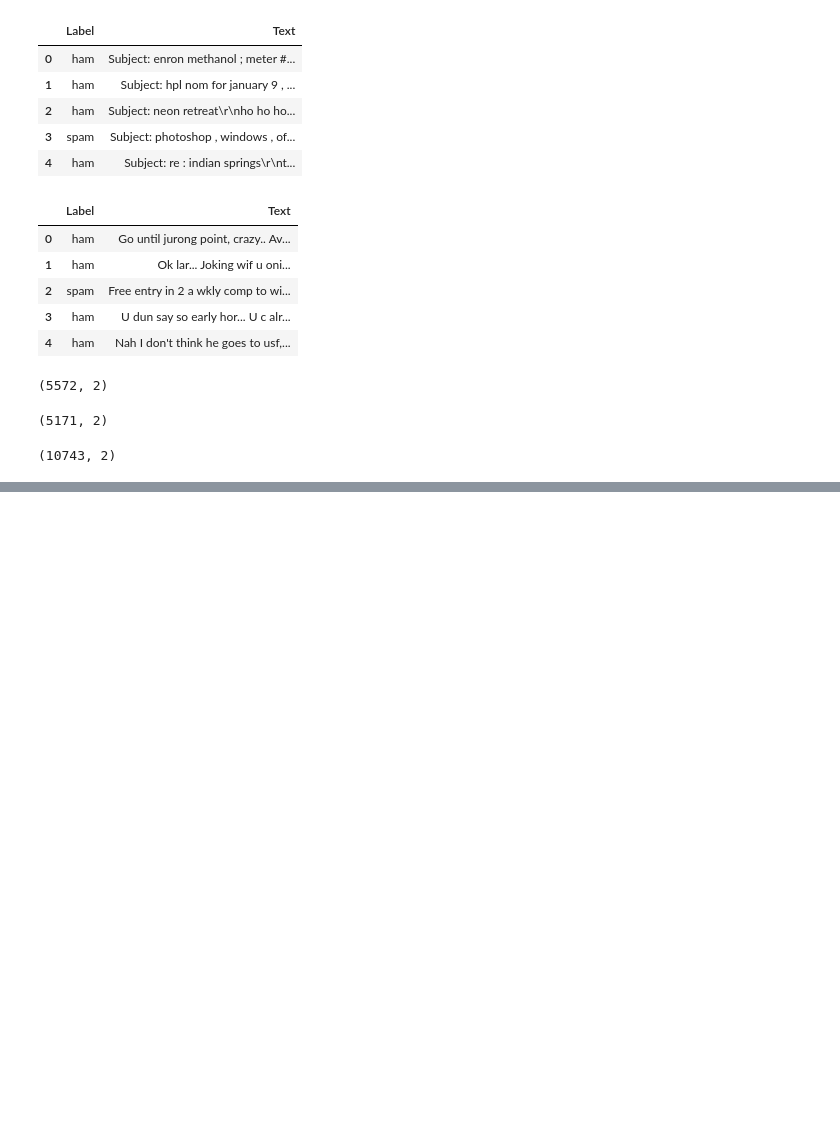
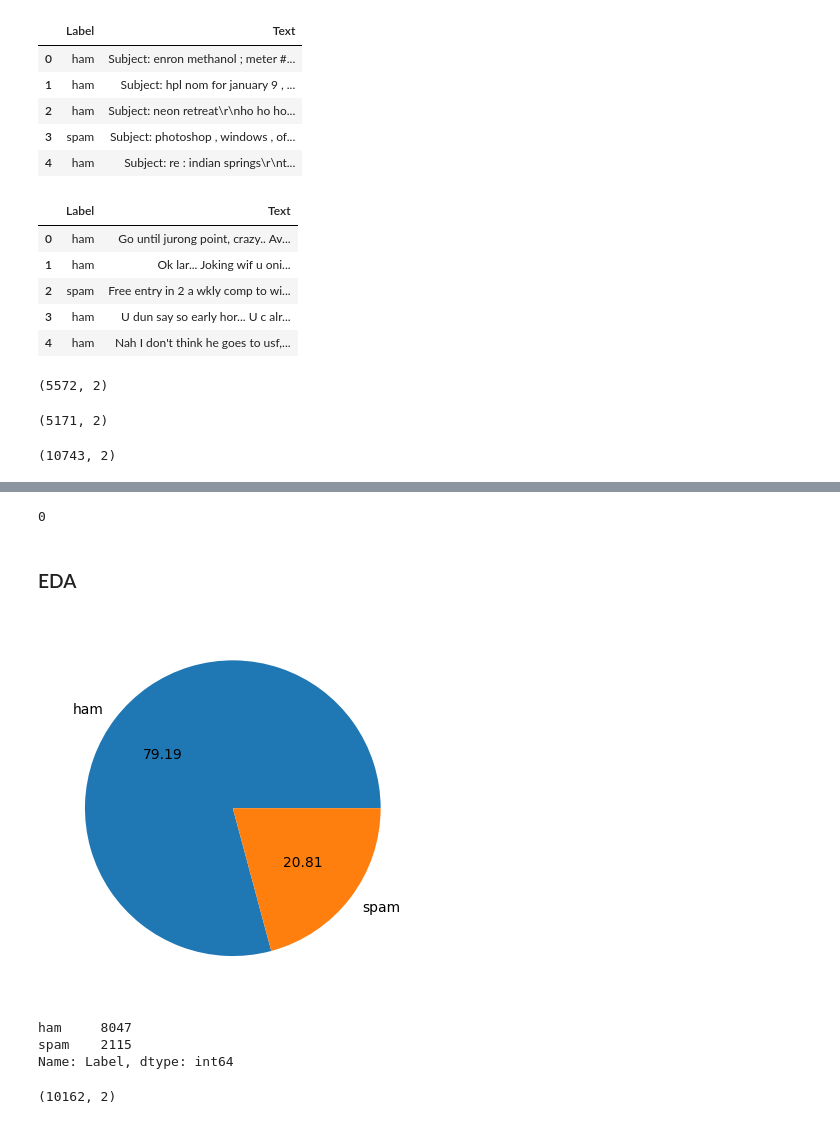
Before and after one commit to CodingWithSatyam/TempliAi, a Jupyter notebook: Model/Model.ipynb, the cells around one changed output, grey strips where cells are left out. Drawn from its saved outputs; the diff is of its cells as text; code cells hidden in the pictures; blank space fills up the shorter version.

```diff
--- a/Model/Model.ipynb
+++ b/Model/Model.ipynb
@@ -97,0 +121,23 @@ df.shape
+# %%
+df.drop_duplicates(inplace=True)
+# %%
+df.duplicated().sum()
+# %% [output]
+0
+# %% [markdown]
+### EDA
+# %%
+plt.pie(df['Label'].value_counts(), labels=['ham','spam'],autopct="%0.2f")
+plt.show()
+# %% [output]
+[figure, added]
+# %%
+df['Label'].value_counts()
+# %% [output]
+ham     8047
+spam    2115
+Name: Label, dtype: int64
+# %%
+df.shape
+# %% [output]
+(10162, 2)
```
Also changed, not shown: parts of 29 cells of this notebook, 13 other files.
